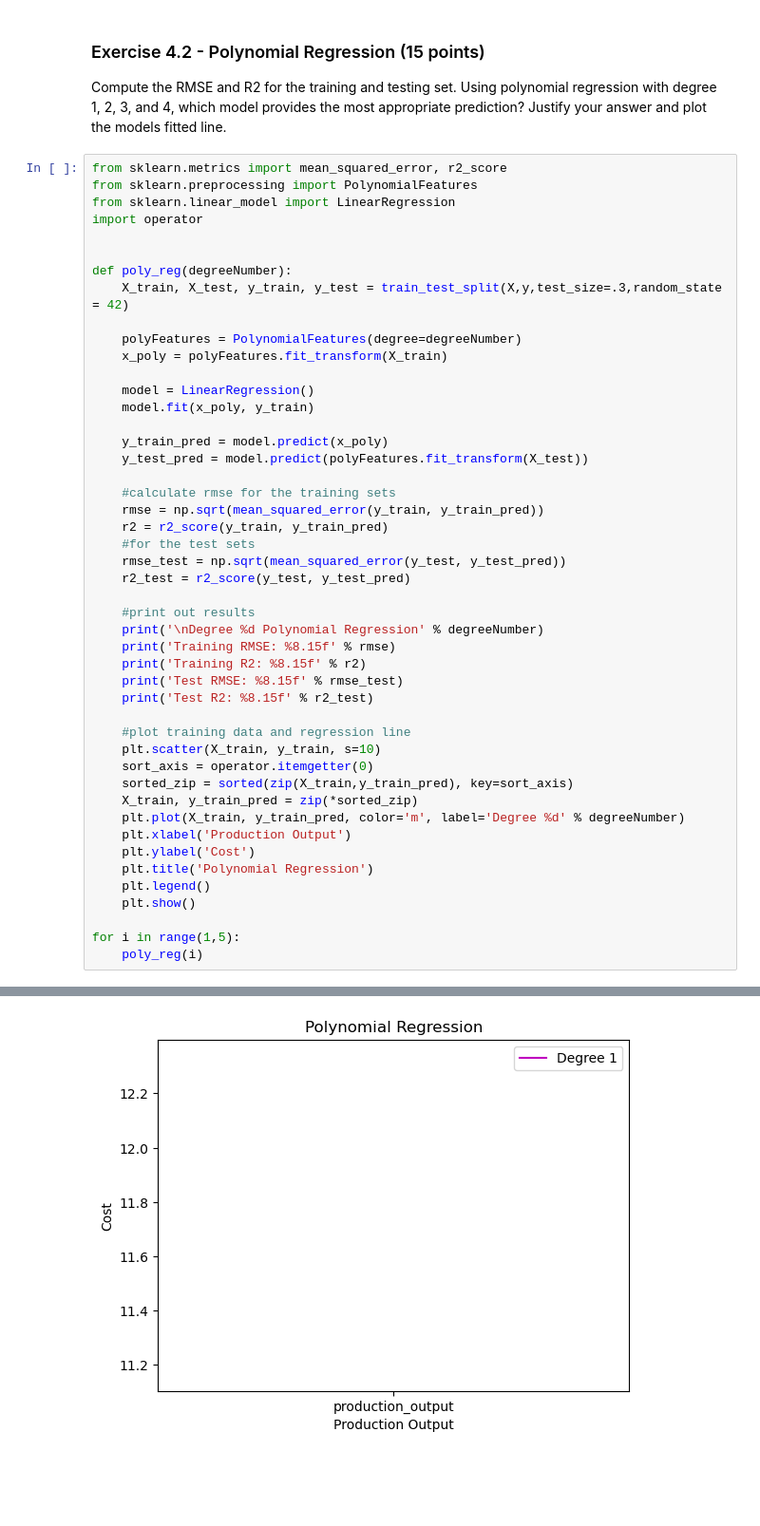
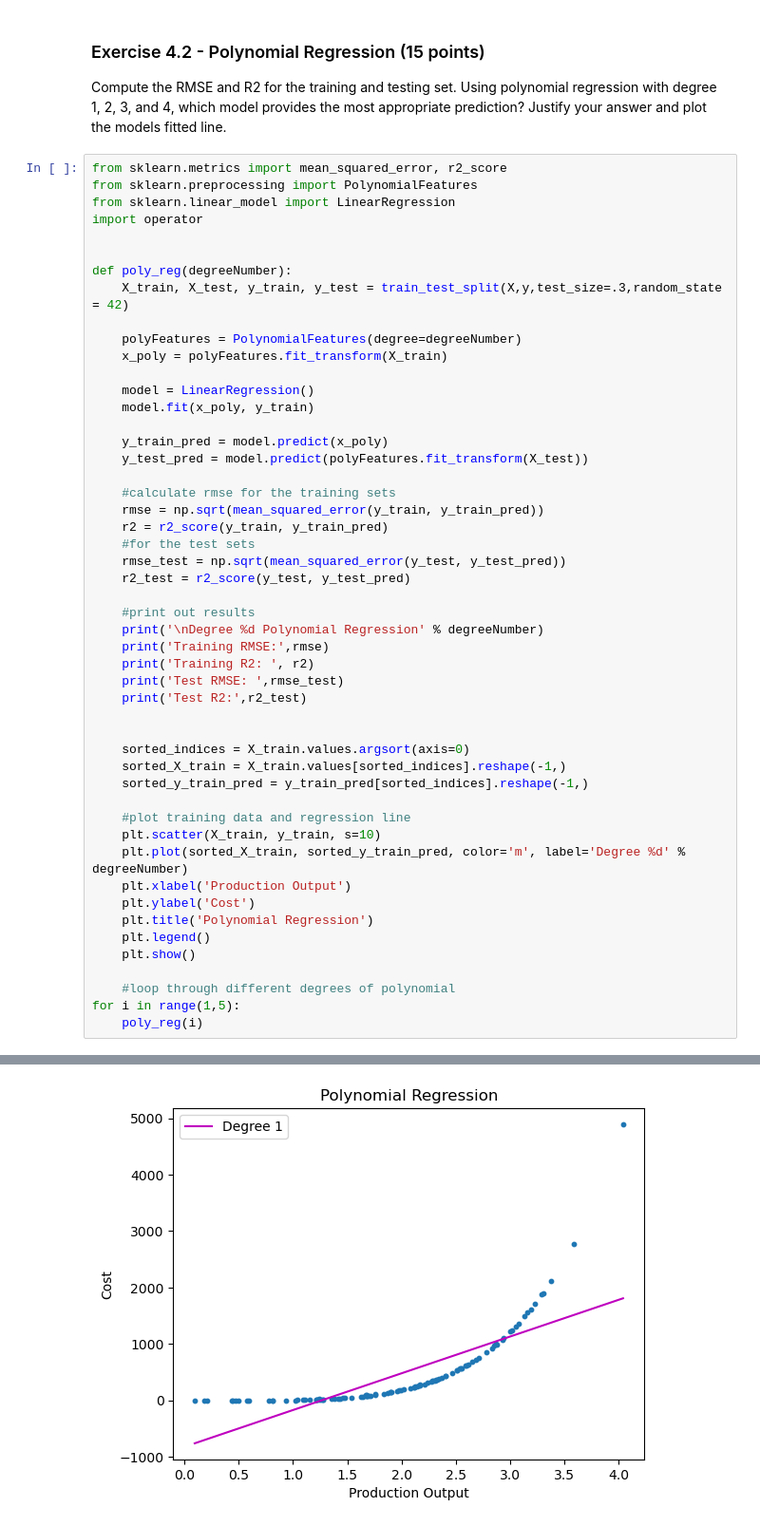
Before and after one commit to tajsharma/ecs171, a Jupyter notebook: hw2/HW2.ipynb, the cells around one changed output, grey strips where cells are left out. Shown at 95% size. Saved outputs shown, nothing was run; the diff lists cells and outputs as text; blank space fills up the shorter version.

Commit message:
Convert data to numpy array to graph the the points via argmax

```diff
--- a/hw2/HW2.ipynb
+++ b/hw2/HW2.ipynb
@@ -329,23 +320,26 @@ def poly_reg(degreeNumber):
 
     #print out results
     print('\nDegree %d Polynomial Regression' % degreeNumber)
-    print('Training RMSE: %8.15f' % rmse)
-    print('Training R2: %8.15f' % r2)
-    print('Test RMSE: %8.15f' % rmse_test)
-    print('Test R2: %8.15f' % r2_test)
+    print('Training RMSE:',rmse)
+    print('Training R2: ', r2)
+    print('Test RMSE: ',rmse_test)
+    print('Test R2:',r2_test)
+
+
+    sorted_indices = X_train.values.argsort(axis=0)
+    sorted_X_train = X_train.values[sorted_indices].reshape(-1,)
+    sorted_y_train_pred = y_train_pred[sorted_indices].reshape(-1,)
 
     #plot training data and regression line
     plt.scatter(X_train, y_train, s=10)
-    sort_axis = operator.itemgetter(0)
-    sorted_zip = sorted(zip(X_train,y_train_pred), key=sort_axis)
-    X_train, y_train_pred = zip(*sorted_zip)
-    plt.plot(X_train, y_train_pred, color='m', label='Degree %d' % degreeNumber)
+    plt.plot(sorted_X_train, sorted_y_train_pred, color='m', label='Degree %d' % degreeNumber)
     plt.xlabel('Production Output')
     plt.ylabel('Cost')
     plt.title('Polynomial Regression')
     plt.legend()
     plt.show()
 
+    #loop through different degrees of polynomial
 for i in range(1,5):
     poly_reg(i)
 # %% [output]
@@ -357,2 +351,2 @@ Test R2: 0.529908615075548
-[figure, old version]
+[figure, new version]
 Degree 2 Polynomial Regression
```
Also changed, not shown: parts of 6 cells of this notebook.
